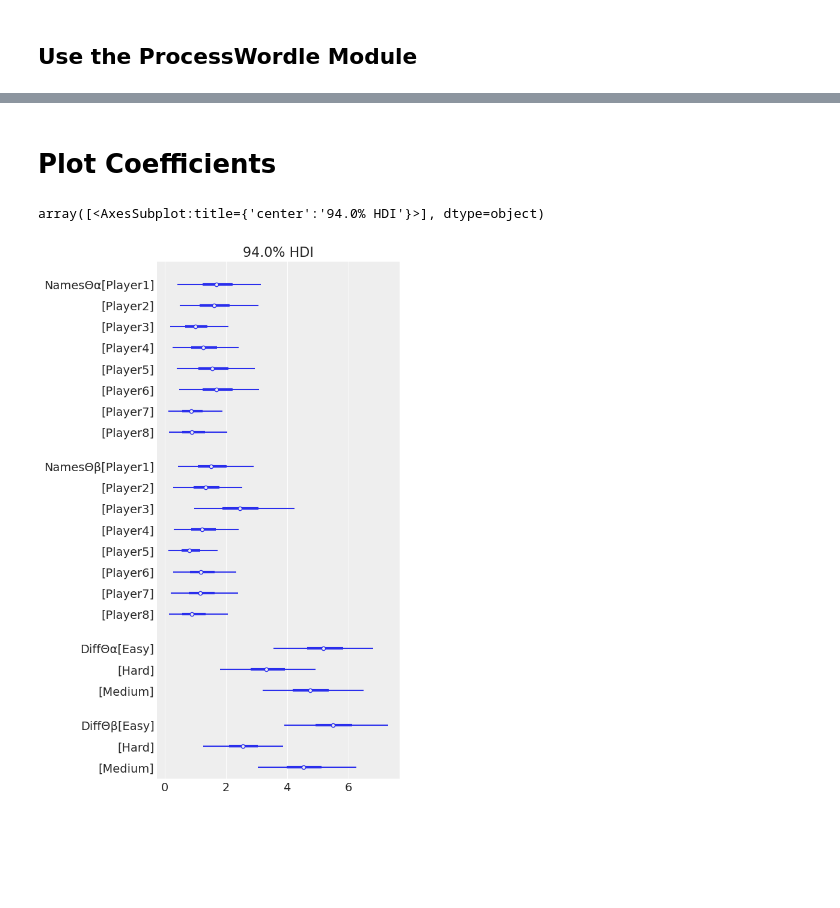
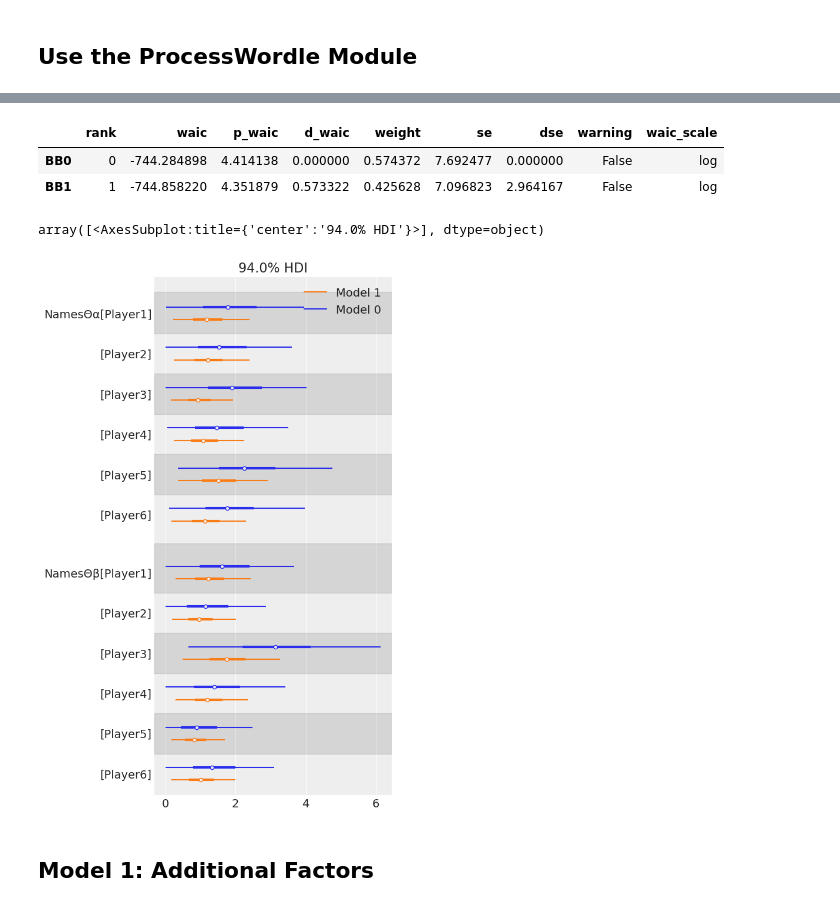
Before and after one commit to DJSherwood/wordle-analysis, a Jupyter notebook: BetterBinomial.ipynb, the cells around one changed output, grey strips where cells are left out. Cells and saved outputs as stored; diff of their text form; code cells hidden in the pictures; blank space fills up the shorter version.

```diff
--- a/BetterBinomial.ipynb
+++ b/BetterBinomial.ipynb
@@ -50,7 +74,12 @@ diff_factor, diff_categ = pd.factorize(df2['Difficulty'], sort=True)
 # %%
+name_factor, player_names = pd.factorize(df2['Name'], sort=True)
+diff_factor, diff_categ = pd.factorize(df2['Difficulty'], sort=True)
+puzz_factor, puzz_categ = pd.factorize(df2['PuzzleNum'], sort=True)
+
 coords = {
     "obs": df2.index.values,
     "player_names": player_names,
-    "diff_categ": diff_categ
+    "diff_categ": diff_categ,
+    "puzz_categ": puzz_categ
 }
 # %% [markdown]
@@ -85,7 +113,7 @@ pm.model_to_graphviz(BB0)
 # %%
 with BB0:
     trace0 = pm.sample(
-        1000,
+        draws=1000,
         tune=2000,
         return_inferencedata=True
     )
@@ -110,0 +129,23 @@ p_waic        7.36        -
+# %%
+with pm.Model(coords=coords) as BB1:
+
+    # Names
+    NamesΘα = pm.Gamma("NamesΘα", alpha=3, beta=3, dims="player_names")
+    NamesΘβ = pm.Gamma("NamesΘβ", alpha=3, beta=3, dims="player_names")
+
+    # Difficulty
+    DiffΘα = pm.Gamma("DiffΘα", alpha=3, beta=3, dims="diff_categ")
+    DiffΘβ = pm.Gamma("DiffΘβ", alpha=3, beta=3, dims="diff_categ")
+
+    # Names/Difficulty interaction
+    interθα = pm.Gamma("interθα", alpha=3, beta=3, dims=("player_names", "diff_categ"))
+    interθβ = pm.Gamma("interθβ", alpha=3, beta=3, dims=("player_names", "diff_categ"))
+
+    # likelihood
+    Fails = pm.BetaBinomial(
+        "Fails",
+        n=6,
+        alpha=NamesΘα[name_factor] + DiffΘα[diff_factor] + interθα[name_factor, diff_factor],
+        beta=NamesΘβ[name_factor] + DiffΘβ[diff_factor] + interθβ[name_factor, diff_factor],
+        observed=df2["Fails"].values
+    )
@@ -110,0 +156,7 @@ p_waic        7.36        -
+# %%
+with BB1:
+    trace1 = pm.sample(
+        draws=1000,
+        tune=2000,
+        return_inferencedata=True
+    )
@@ -111,7 +173,15 @@ p_waic        7.36        -
+# %%
+# Display Widely-Acceptable Information Criterion
+az.compare({'BB0': trace0, 'BB1': trace1}, 'waic')
+# %% [output]
+|  | rank | waic | p_waic | d_waic | weight | se | dse | warning | waic_scale |
+| BB0 | 0 | -744.284898 | 4.414138 | 0.000000 | 0.574372 | 7.692477 | 0.000000 | False | log |
+| BB1 | 1 | -744.858220 | 4.351879 | 0.573322 | 0.425628 | 7.096823 | 2.964167 | False | log |
+# %%
+# plot coefficients
+az.plot_forest([trace0, trace1], var_names=['NamesΘα', 'NamesΘβ'], combined=True)
+# %% [output]
+array([<AxesSubplot:title={'center':'94.0% HDI'}>], dtype=object)
+[figure, added]
 # %% [markdown]
-# Plot Coefficients
+## Model 1: Additional Factors
-# %%
-az.plot_forest(trace0, var_names=['NamesΘα', 'NamesΘβ', 'DiffΘα', 'DiffΘβ'], combined=True)
-# %% [output]
-array([<AxesSubplot:title={'center':'94.0% HDI'}>], dtype=object)
-[figure, removed]
```
Also changed, not shown: parts of 27 cells of this notebook, 2 other files.
